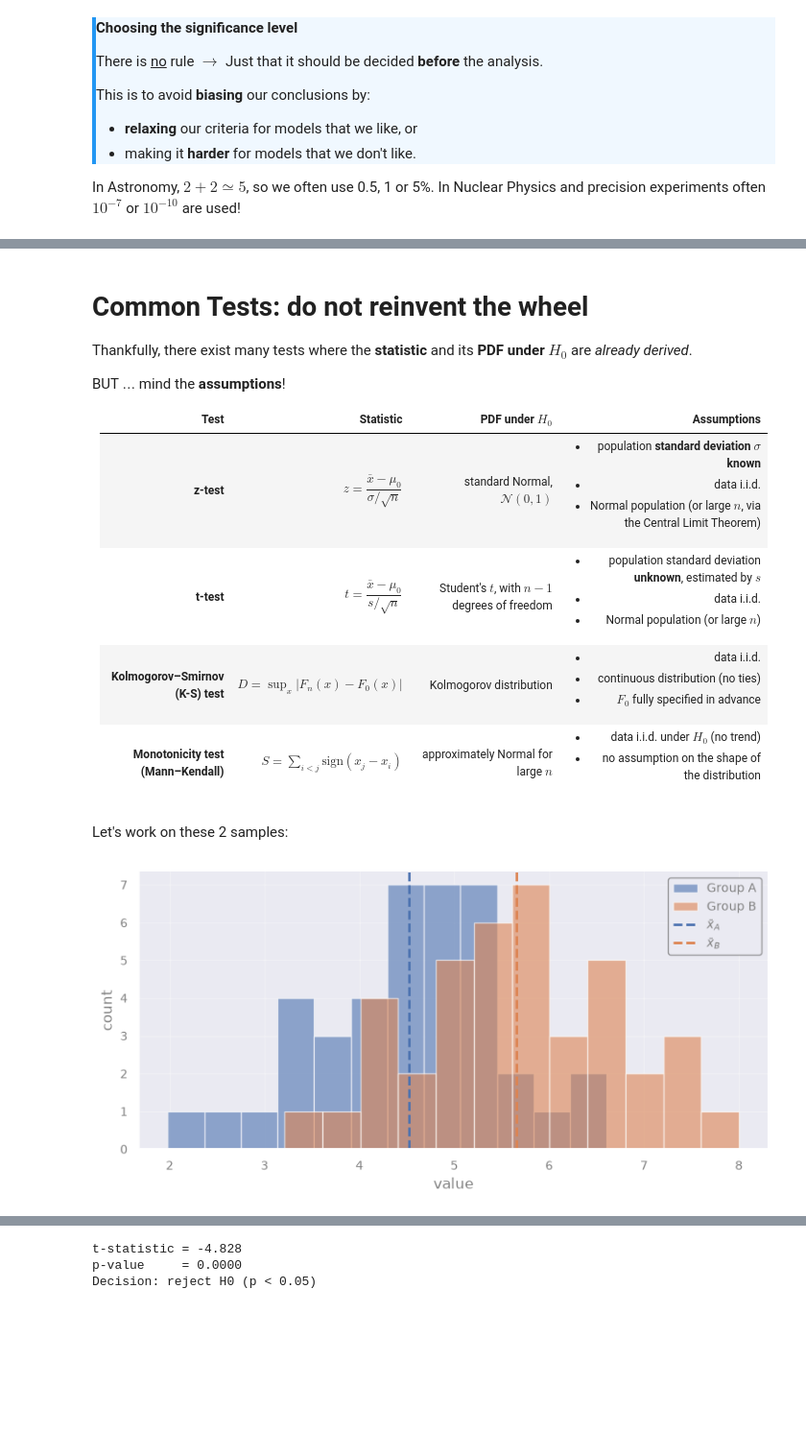
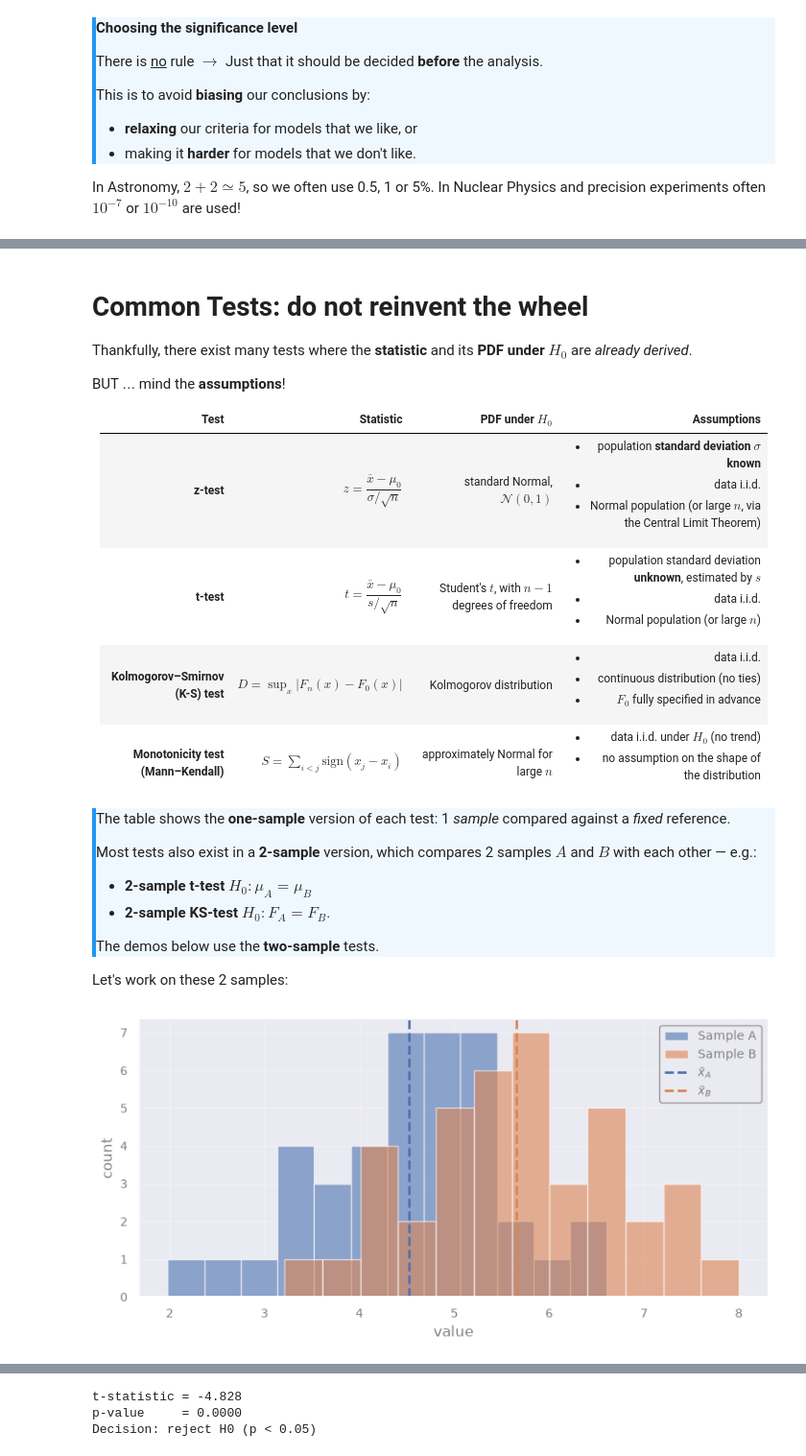
Before and after one commit to AstroStat-Academy/astrostat-school-7, a Jupyter notebook: Hypothesis_Testing/Hypothesis_Testing.ipynb, the cells around one changed output, grey strips where cells are left out. Shown at 96% size. Cells and saved outputs as stored; diff of their text form; code cells hidden in the pictures; blank space fills up the shorter version.

```diff
--- a/Hypothesis_Testing/Hypothesis_Testing.ipynb
+++ b/Hypothesis_Testing/Hypothesis_Testing.ipynb
@@ -419,23 +422,35 @@ BUT $\dots$ mind the **assumptions**!
 | **t-test** | $t = \dfrac{\bar{x} - \mu_0}{s / \sqrt{n}}$ | Student's $t$, with $n-1$ degrees of freedom | <ul><li>population standard deviation **unknown**, estimated by $s$</li><li>data i.i.d.</li><li>Normal population (or large $n$)</li></ul> |
 | **Kolmogorov–Smirnov (K-S) test** | $D = \sup_x \left\lvert F_n(x) - F_0(x) \right\rvert$ | Kolmogorov distribution | <ul><li>data i.i.d.</li><li>continuous distribution (no ties)</li><li>$F_0$ fully specified in advance</li></ul> |
 | **Monotonicity test (Mann–Kendall)** | $S = \sum_{i<j} \mathrm{sign}(x_j - x_i)$ | approximately Normal for large $n$ | <ul><li>data i.i.d. under $H_0$ (no trend)</li><li>no assumption on the shape of the distribution</li></ul> |
+
+<div style="border-left: 4px solid #2196F3; padding-left: 1em; padding-top: 1em; padding-bottom: 1em; margin: 1em 0; background: #f0f8ff">
+
+The table shows the **one-sample** version of each test: 1 _sample_ compared against a _fixed_ reference.
+
+Most tests also exist in a **2-sample** version, which compares 2 samples $A$ and $B$ with each other — e.g.:
+- **2-sample t-test** $H_0: \mu_A = \mu_B$
+- **2-sample KS-test** $H_0: F_A = F_B$.
+
+The demos below use the **two-sample** tests.
+
+</div>
+
+Let's work on these 2 samples:
-# %% [markdown]
-Let's work on these 2 samples:
 # %%
 rng = np.random.default_rng(seed=7)
-group_a = rng.normal(loc=5.0, scale=1.2, size=40)
-group_b = rng.normal(loc=5.6, scale=1.2, size=40)
+X_a = rng.normal(loc=5.0, scale=1.2, size=40)
+X_b = rng.normal(loc=5.6, scale=1.2, size=40)
 
-plt.hist(group_a, bins=12, alpha=0.6, label="Group A")
-plt.hist(group_b, bins=12, alpha=0.6, label="Group B")
-plt.axvline(group_a.mean(), ls="--", color="C0", label=r"$\bar{x}_A$")
-plt.axvline(group_b.mean(), ls="--", color="C1", label=r"$\bar{x}_B$")
+plt.hist(X_a, bins=12, alpha=0.6, label="Sample A")
+plt.hist(X_b, bins=12, alpha=0.6, label="Sample B")
+plt.axvline(X_a.mean(), ls="--", color="C0", label=r"$\bar{x}_A$")
+plt.axvline(X_b.mean(), ls="--", color="C1", label=r"$\bar{x}_B$")
 plt.xlabel("value")
 plt.ylabel("count")
 plt.legend()
 plt.show()
 # %% [output]
-[figure, old version]
+[figure, new version]
 # %% [markdown]
 ## t-test
 
```
Also changed, not shown: parts of 72 cells of this notebook, 4 other files.
